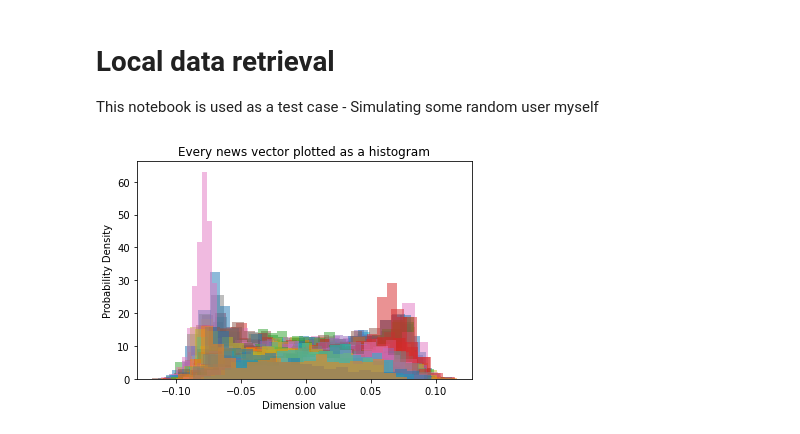
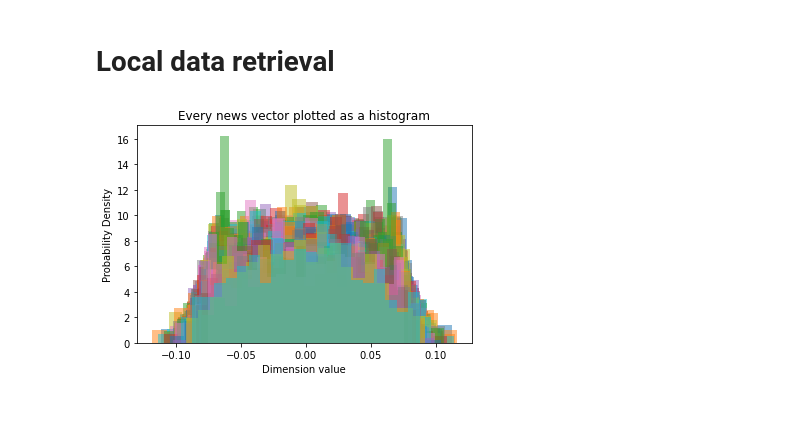
Before and after one commit to HcaZreJ/capstone_2022, a Jupyter notebook: data_crawling_and_transformation/test.ipynb, the cells around one changed output. Saved outputs shown, nothing was run; the diff lists cells and outputs as text; code cells hidden in the pictures.

```diff
--- a/data_crawling_and_transformation/test.ipynb
+++ b/data_crawling_and_transformation/test.ipynb
@@ -1,7 +1,5 @@
-# %% [markdown]
-# Local data retrieval
-
-This notebook is used as a test case - Simulating some random user myself
+# %% [markdown]
+# Local data retrieval
 # %%
 import pandas as pd
 import numpy as np
@@ -14,12 +13,13 @@ df = pd.read_csv('data_v2.csv', header=0, index_col=0, dtype=str,
 embeddings = np.load("embeddings_v2.npy")
 similarity_matrix = np.load("similarity_matrix_v2.npy")
 # %%
-for i in range(embeddings.shape[1]):
-    plt.hist(embeddings[:,i], density=True, bins=20, alpha=0.5)
+# Plotting every vector as a histogram of its dimension values
+for i in range(embeddings.shape[0]):
+    plt.hist(embeddings[i,:], density=True, bins=20, alpha=0.5)
 
 plt.xlabel("Dimension value")
 plt.ylabel("Probability Density")
 plt.title("Every news vector plotted as a histogram")
 plt.show()
 # %% [output]
-[figure, old version]
+[figure, new version]
```
Also changed, not shown: parts of 3 cells of this notebook, 9 other files.
